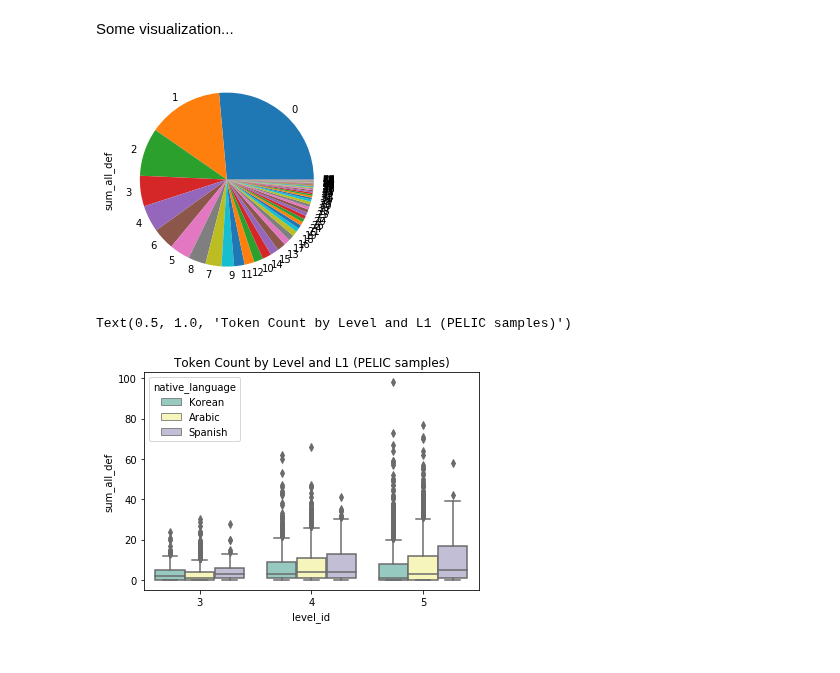
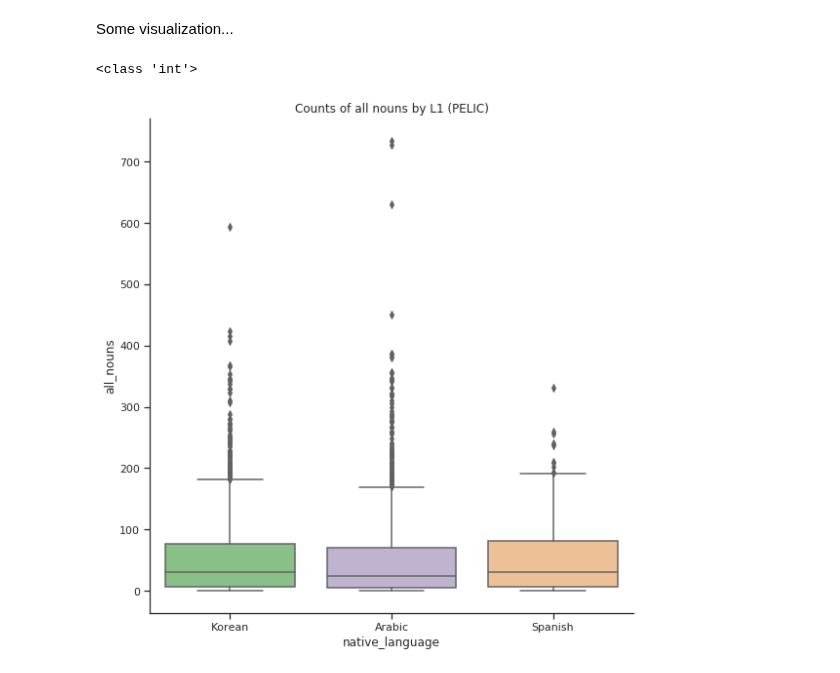
Before and after one commit to Data-Science-for-Linguists-2019/ESL-Article-Acquisition, a Jupyter notebook: analysis/quantitative_analysis.ipynb, the cells around one changed output. Saved outputs shown, nothing was run; the diff lists cells and outputs as text; code cells hidden in the pictures.

Commit message:
images and analysis

```diff
--- a/analysis/quantitative_analysis.ipynb
+++ b/analysis/quantitative_analysis.ipynb
@@ -165,3 +171,10 @@ index: 4
 index: 6
 3
 ---
+# %%
+top = [(1, 'NN'), (3, 'd'), (7, 'NNS'), (8, 'NN'), (3, 'd'), (-3, 0), (3, 1), (0, 'l')]
+hits = (i for i,value in enumerate(top) if value[1] == 'NN')
+for i in hits:
+    print("index:", i)
+    print(top[i])
+    print('---')
@@ -678,0 +740,15 @@ pelic.head()
+# %%
+# We'll also try to do some error analysis -- let's collect information on the articles used in front of plural nouns
+# and what those nouns are.
+
+# Get counter object
+pelic['RegPlDef'] = pelic.article_info.apply(RegPlDefNoun)
+pelic['RegPlIndef'] = pelic.article_info.apply(RegPlIndefNoun)
+pelic['RegPlZero'] = pelic.article_info.apply(RegPlZeroNoun)
+
+# Get sums
+pelic['sum_RePD'] = pelic.RegPlDef.apply(lambda x: sum(x.values()))
+pelic['sum_RePI'] = pelic.RegPlIndef.apply(lambda x: sum(x.values()))
+pelic['sum_RePZ'] = pelic.RegPlZero.apply(lambda x: sum(x.values()))
+
+pelic.head()
@@ -700,0 +869,3 @@ ValueError: Wrong number of items passed 5474, placement implies 1
+# %%
+pelic['noun:tok_ratio'] = pelic.all_nouns/pelic.toks_re_len
+pelic.head(3)
@@ -700,0 +884,7 @@ ValueError: Wrong number of items passed 5474, placement implies 1
+# %%
+pelic['def:noun_ratio'] = pelic.sum_all_def/pelic.all_nouns
+pelic['indef:noun_ratio'] = pelic.sum_all_indef/pelic.all_nouns
+pelic['zero:noun_ratio'] = pelic.sum_all_zero/pelic.all_nouns
+pelic['poss:noun_ratio'] = pelic.sum_all_poss/pelic.all_nouns
+pelic['other:noun_ratio'] = pelic.sum_all_other/pelic.all_nouns
+pelic.head(3)
@@ -701,20 +966,2 @@ ValueError: Wrong number of items passed 5474, placement implies 1
 # %% [markdown]
 Some visualization...
-# %%
-# pelic.T.plot.pie(subplots=True, figsize=(10, 3))
-
-pelic.sum_all_def.value_counts(sort=True).plot.pie()
-plt.show()
-# %% [output]
-[figure, removed]
-# %%
-# g = sns.catplot(x="level_id", hue="native_language",
-#                 data=pelic, kind="count",
-#                 height=8, palette='Accent')
-
-ax = sns.boxplot(x="level_id", y="sum_all_def", hue="native_language",
-                 data=pelic, palette="Set3")
-plt.title('Token Count by Level and L1 (PELIC samples)')
-# %% [output]
-Text(0.5, 1.0, 'Token Count by Level and L1 (PELIC samples)')
-[figure, removed]
@@ -720,0 +971,12 @@ Text(0.5, 1.0, 'Token Count by Level and L1 (PELIC samples)')
+# %%
+type(0)
+# %% [output]
+<class 'int'>
+# %%
+sns.set(style="ticks")
+g = sns.catplot(x='native_language', y="all_nouns", kind='box',
+                data=pelic, palette="Accent", height=8)
+plt.title('Counts of all nouns by L1 (PELIC)')
+g.savefig('../images/pelic_allnouns.png', bbox_inches='tight')
+# %% [output]
+[figure, added]
```
Also changed, not shown: parts of 47 cells of this notebook, 41 other files.
